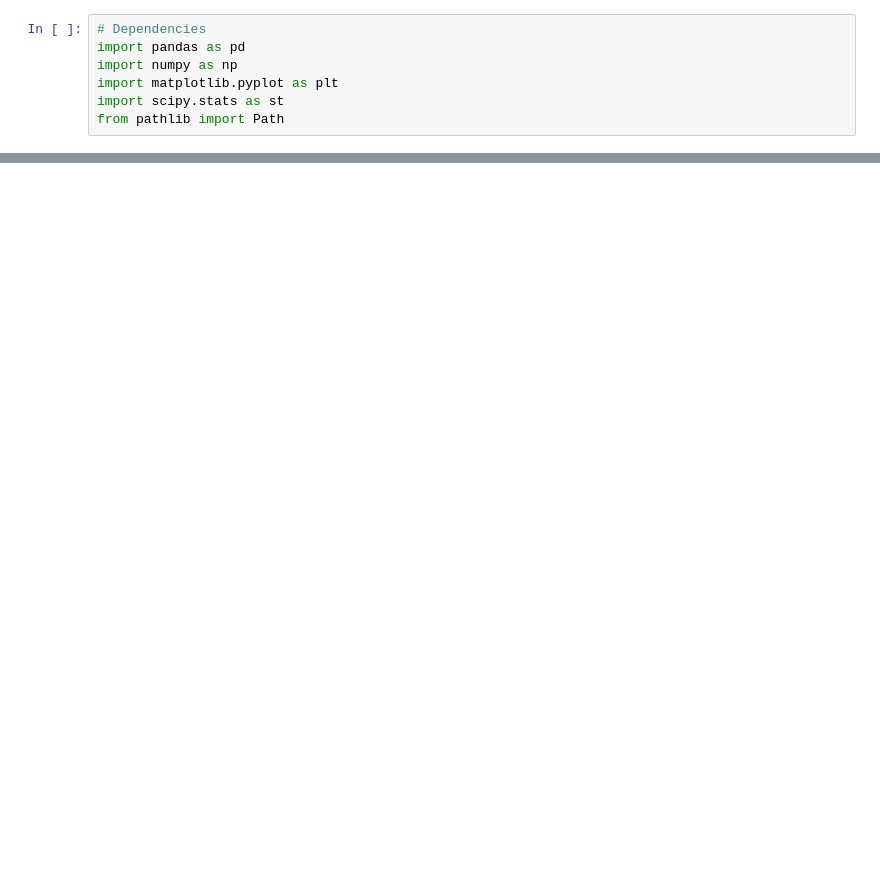
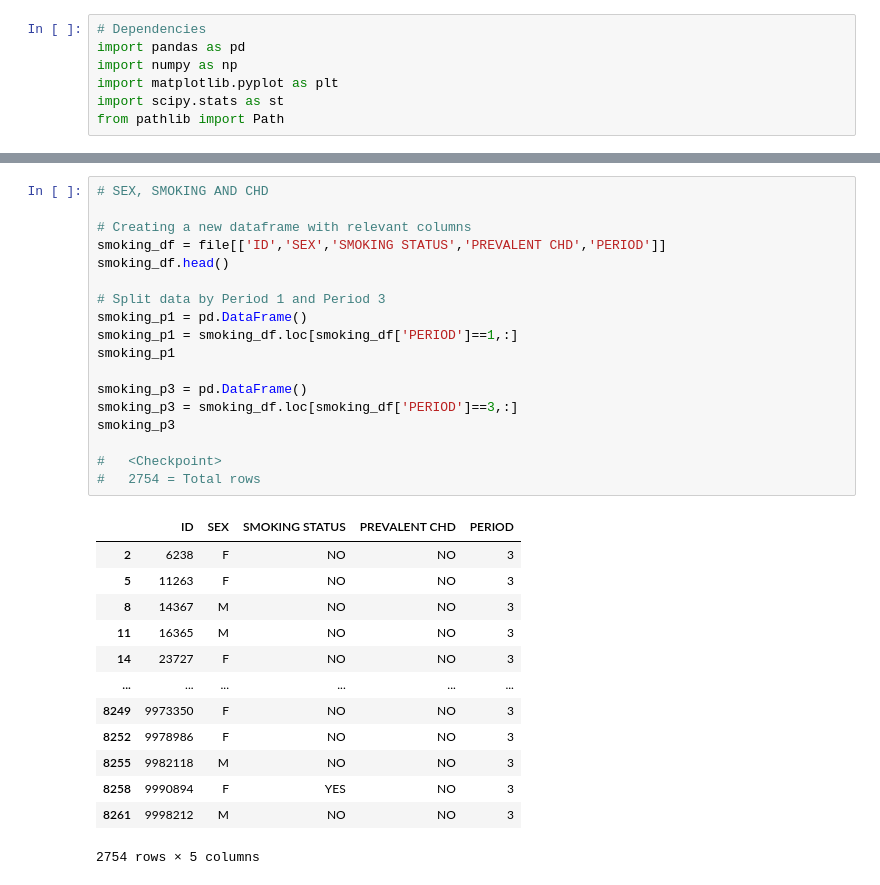
Before and after one commit to Yasmin-9/HeartInsights, a Jupyter notebook: sex/sex.ipynb, the cells around one changed output, grey strips where cells are left out. Drawn from its saved outputs; the diff is of its cells as text; blank space fills up the shorter version.

Commit message:
saving smoking changes

```diff
--- a/sex/sex.ipynb
+++ b/sex/sex.ipynb
@@ -69,0 +210,32 @@ dtype: int64
+# %%
+# SEX, SMOKING AND CHD
+
+# Creating a new dataframe with relevant columns
+smoking_df = file[['ID','SEX','SMOKING STATUS','PREVALENT CHD','PERIOD']]
+smoking_df.head()
+
+# Split data by Period 1 and Period 3
+smoking_p1 = pd.DataFrame()
+smoking_p1 = smoking_df.loc[smoking_df['PERIOD']==1,:]
+smoking_p1
+
+smoking_p3 = pd.DataFrame()
+smoking_p3 = smoking_df.loc[smoking_df['PERIOD']==3,:]
+smoking_p3
+
+#   <Checkpoint>
+#   2754 = Total rows
+# %% [output]
+|  | ID | SEX | SMOKING STATUS | PREVALENT CHD | PERIOD |
+| 2 | 6238 | F | NO | NO | 3 |
+| 5 | 11263 | F | NO | NO | 3 |
+| 8 | 14367 | M | NO | NO | 3 |
+| 11 | 16365 | M | NO | NO | 3 |
+| 14 | 23727 | F | NO | NO | 3 |
+| ... | ... | ... | ... | ... | ... |
+| 8249 | 9973350 | F | NO | NO | 3 |
+| 8252 | 9978986 | F | NO | NO | 3 |
+| 8255 | 9982118 | M | NO | NO | 3 |
+| 8258 | 9990894 | F | YES | NO | 3 |
+| 8261 | 9998212 | M | NO | NO | 3 |
+2754 rows × 5 columns
```
Also changed, not shown: parts of 8 cells of this notebook.
